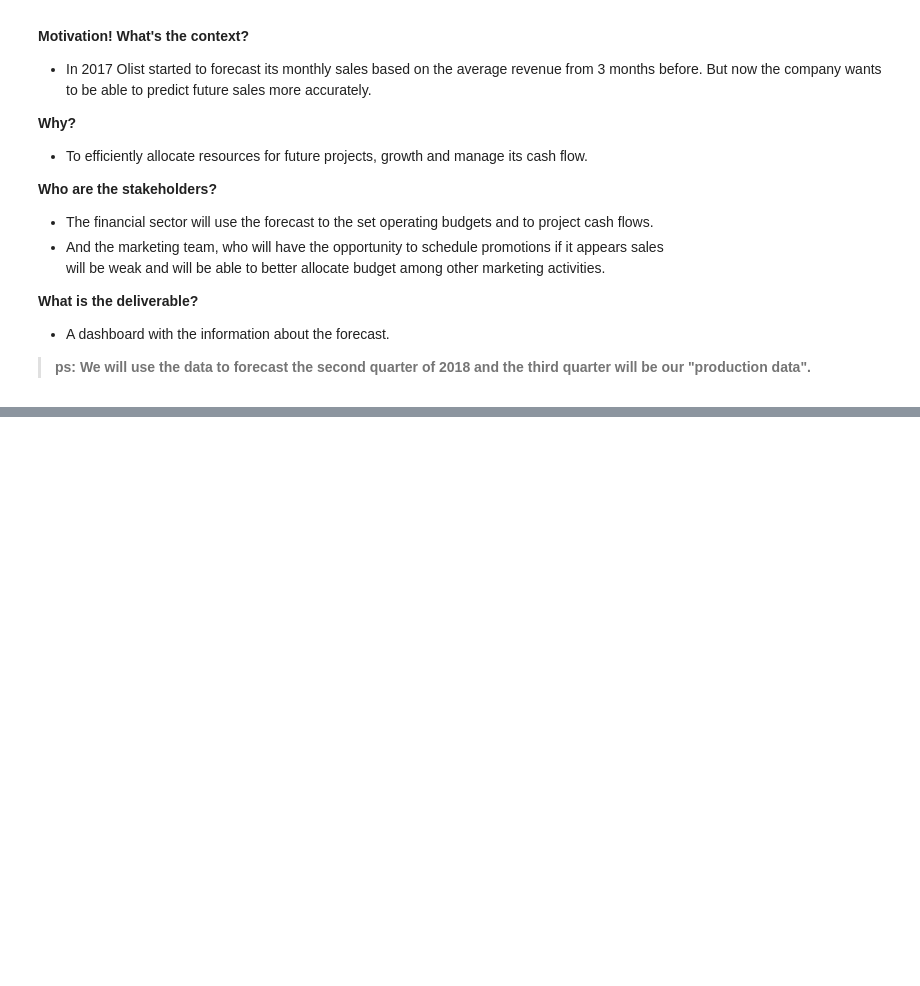
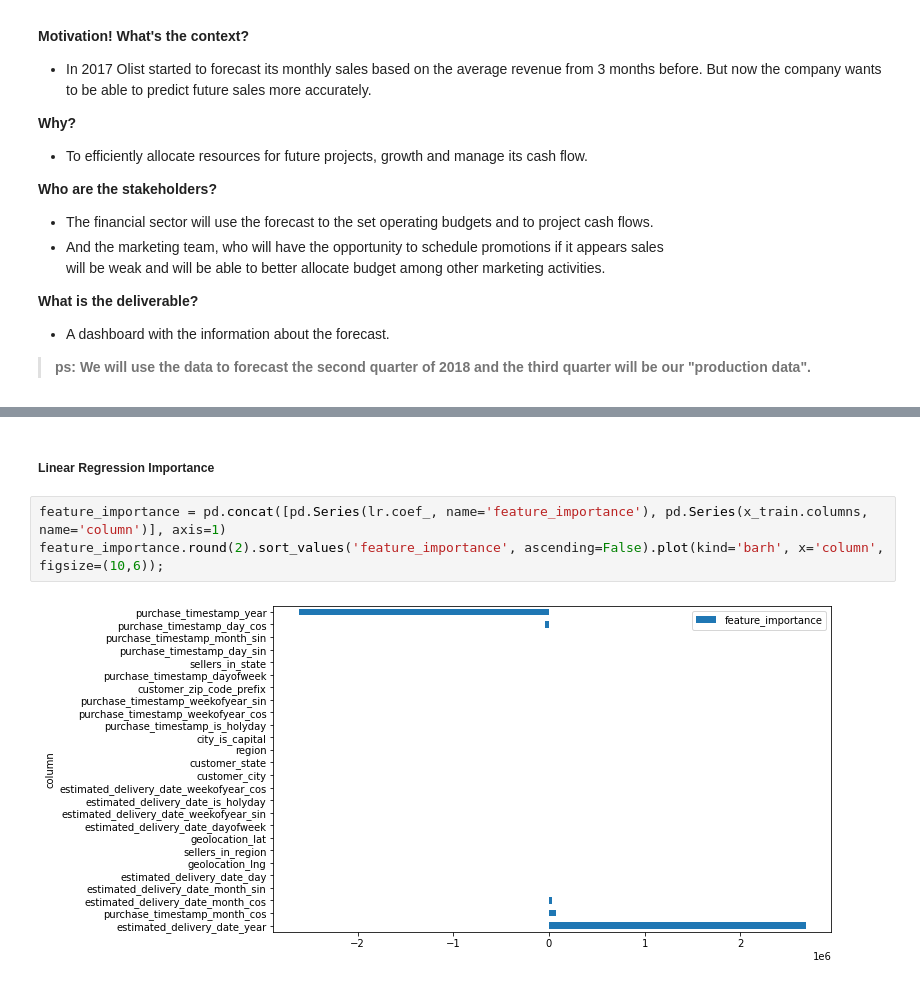
Before and after one commit to pauloreis-ds/olist, a Jupyter notebook: sales_prediction/notebooks/1.0-pr-sales-prediction-machine-learning.ipynb, the cells around one changed output, grey strips where cells are left out. Saved outputs shown, nothing was run; the diff lists cells and outputs as text; blank space fills up the shorter version.

```diff
--- a/sales_prediction/notebooks/1.0-pr-sales-prediction-machine-learning.ipynb
+++ b/sales_prediction/notebooks/1.0-pr-sales-prediction-machine-learning.ipynb
@@ -77,0 +270,7 @@ a.groupby(a['order_purchase_timestamp'].dt.month).sum().plot(figsize=(15,5))
+# %% [markdown]
+##### Linear Regression Importance
+# %%
+feature_importance = pd.concat([pd.Series(lr.coef_, name='feature_importance'), pd.Series(x_train.columns, name='column')], axis=1)
+feature_importance.round(2).sort_values('feature_importance', ascending=False).plot(kind='barh', x='column', figsize=(10,6));
+# %% [output]
+[figure, added]
```
Also changed, not shown: parts of 50 cells of this notebook.
